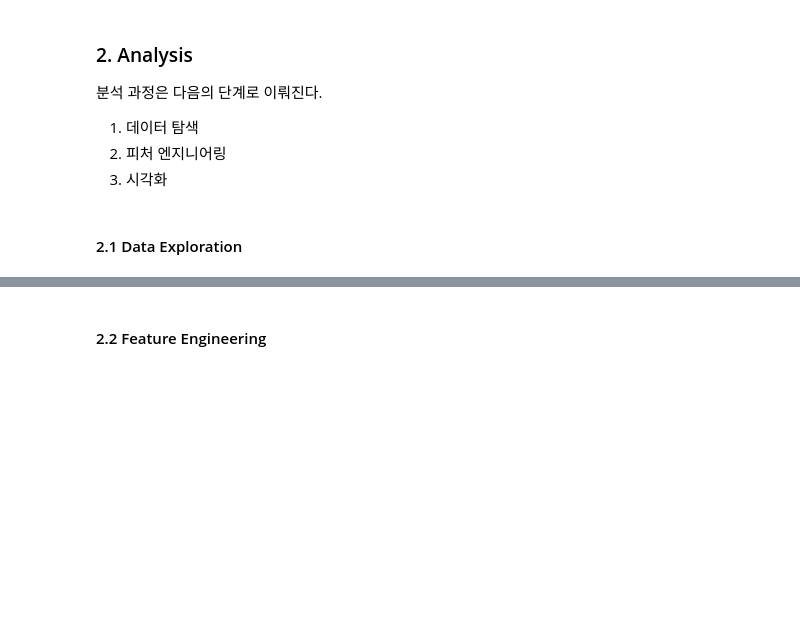
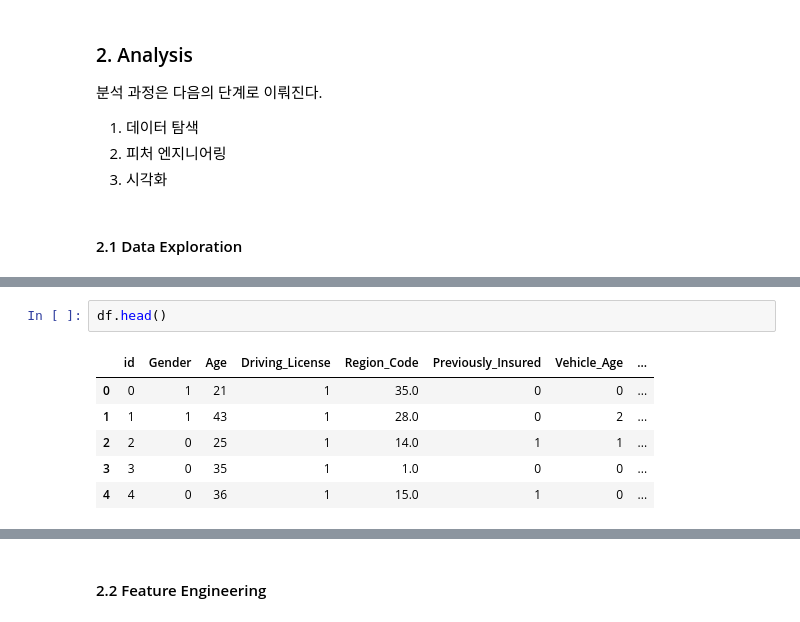
Before and after one commit to samscientist/study--Kaggle-playground-s4e7, a Jupyter notebook: kaggle-playground-s4e7.ipynb, the cells around one changed output, grey strips where cells are left out. Drawn from its saved outputs; the diff is of its cells as text; blank space fills up the shorter version.

```diff
--- a/kaggle-playground-s4e7.ipynb
+++ b/kaggle-playground-s4e7.ipynb
@@ -257,0 +249,9 @@ plt.show()
+# %%
+df.head()
+# %% [output]
+|  | id | Gender | Age | Driving_License | Region_Code | Previously_Insured | Vehicle_Age | ... |
+| 0 | 0 | 1 | 21 | 1 | 35.0 | 0 | 0 | ... |
+| 1 | 1 | 1 | 43 | 1 | 28.0 | 0 | 2 | ... |
+| 2 | 2 | 0 | 25 | 1 | 14.0 | 1 | 1 | ... |
+| 3 | 3 | 0 | 35 | 1 | 1.0 | 0 | 0 | ... |
+| 4 | 4 | 0 | 36 | 1 | 15.0 | 1 | 0 | ... |
```
Also changed, not shown: parts of 21 cells of this notebook.
